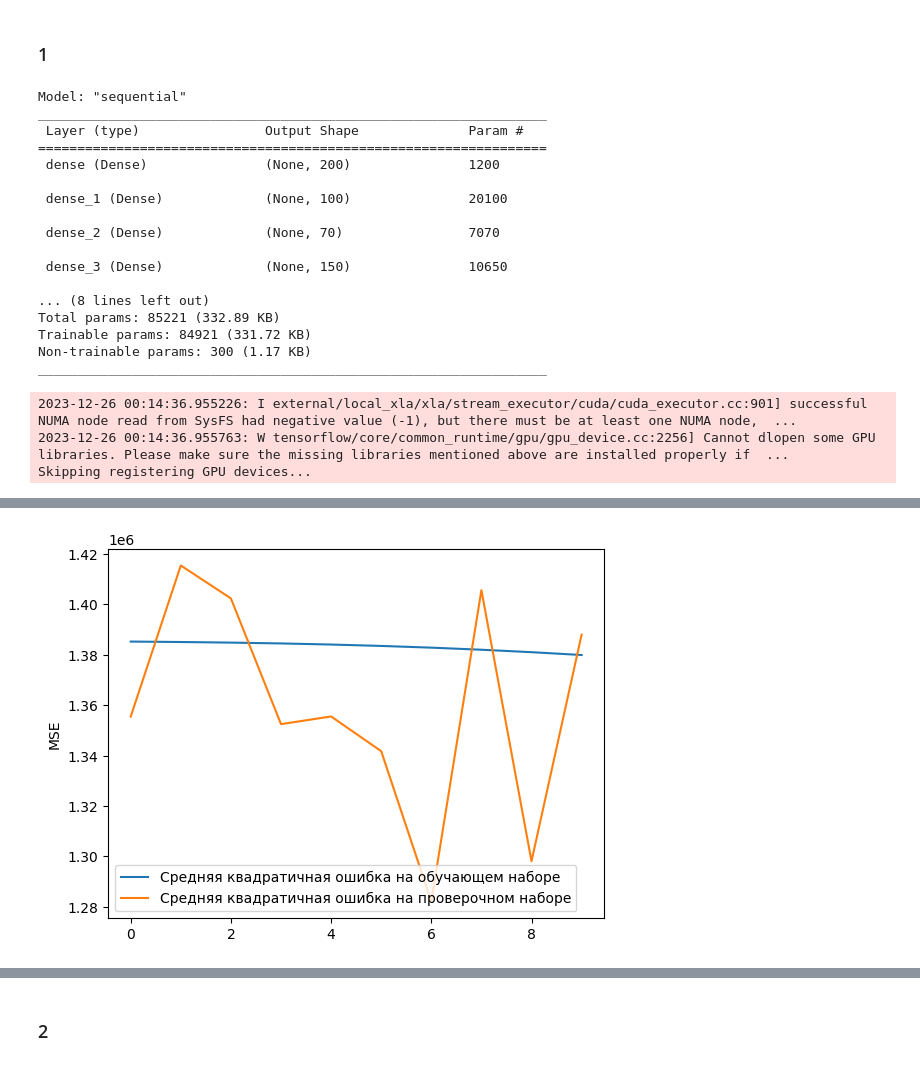
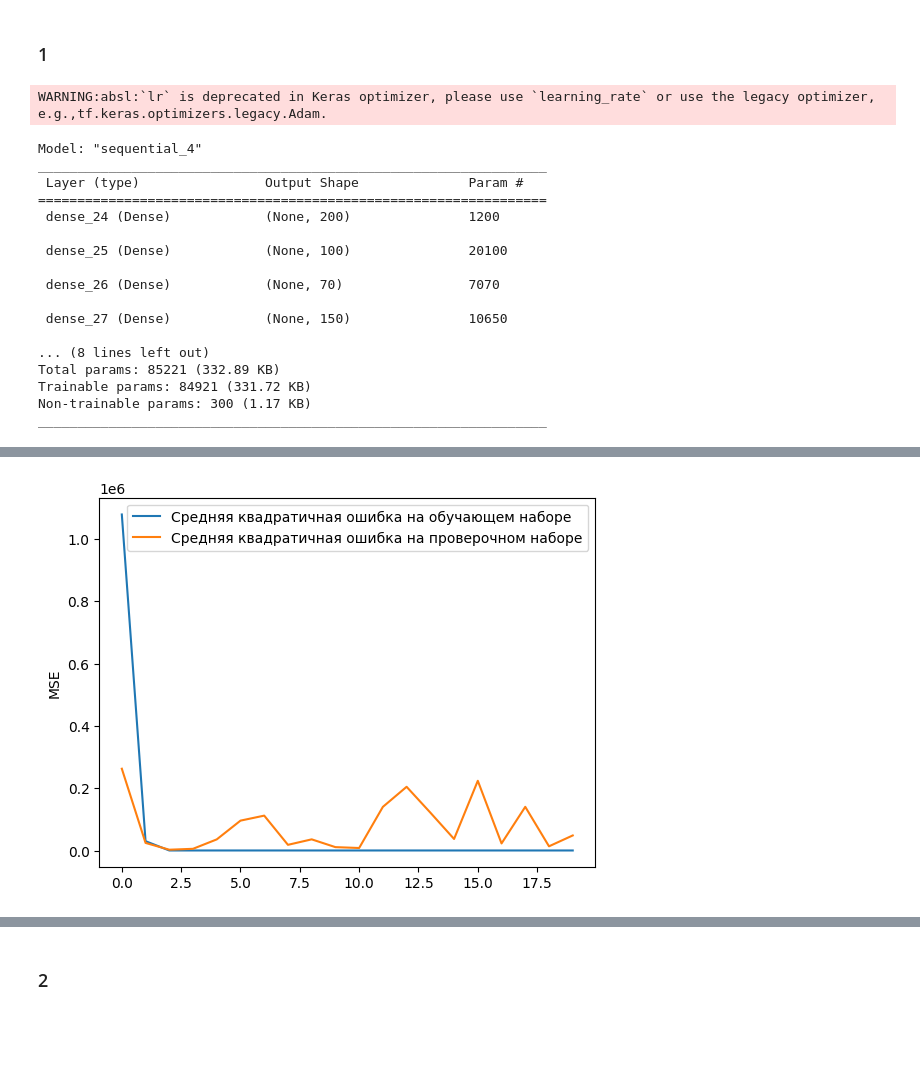
Before and after one commit to nebolsinvasili/ADfromPython, a Jupyter notebook: main.ipynb, the cells around one changed output, grey strips where cells are left out. Saved outputs shown, nothing was run; the diff lists cells and outputs as text; code cells hidden in the pictures; blank space fills up the shorter version.

Commit message:
[0.001] test model

```diff
--- a/main.ipynb
+++ b/main.ipynb
@@ -431,41 +422,40 @@ Dense_model.add(BatchNormalization())
 Dense_model.add(Dense(300, activation="linear"))
 Dense_model.add(Dense(1, activation="linear"))
 
-Dense_model.compile(loss="mse", optimizer=Adam(learning_rate=1e-5))
-
+Dense_model.compile(loss="mse", optimizer=Adam(lr=1e-5))
 Dense_model.summary()
 # %% [output]
-Model: "sequential"
-_________________________________________________________________
- Layer (type)                Output Shape              Param #
-=================================================================
- dense (Dense)               (None, 200)               1200
-
- dense_1 (Dense)             (None, 100)               20100
-
- dense_2 (Dense)             (None, 70)                7070
-
- dense_3 (Dense)             (None, 150)               10650
-
-... (8 lines left out)
-Total params: 85221 (332.89 KB)
-Trainable params: 84921 (331.72 KB)
-Non-trainable params: 300 (1.17 KB)
-_________________________________________________________________
+WARNING:absl:`lr` is deprecated in Keras optimizer, please use `learning_rate` or use the legacy optimizer, e.g.,tf.keras.optimizers.legacy.Adam.
-2023-12-26 00:14:36.955226: I external/local_xla/xla/stream_executor/cuda/cuda_executor.cc:901] successful NUMA node read from SysFS had negative value (-1), but there must be at least one NUMA node,  ...
-2023-12-26 00:14:36.955763: W tensorflow/core/common_runtime/gpu/gpu_device.cc:2256] Cannot dlopen some GPU libraries. Please make sure the missing libraries mentioned above are installed properly if  ...
-Skipping registering GPU devices...
+Model: "sequential_4"
+_________________________________________________________________
+ Layer (type)                Output Shape              Param #
+=================================================================
+ dense_24 (Dense)            (None, 200)               1200
+
+ dense_25 (Dense)            (None, 100)               20100
+
+ dense_26 (Dense)            (None, 70)                7070
+
+ dense_27 (Dense)            (None, 150)               10650
+
+... (8 lines left out)
+Total params: 85221 (332.89 KB)
+Trainable params: 84921 (331.72 KB)
+Non-trainable params: 300 (1.17 KB)
+_________________________________________________________________
 # %%
-history = Dense_model.fit(x=features_train, y=target_train,
-                          validation_data=(features_val, target_val),
-                          epochs=10,
-                          batch_size=50,
-                          verbose=1,)
+history = Dense_model.fit(features_train,
+                        target_train,
+                        validation_data=(features_val, target_val),
+                        epochs=20,
+                        batch_size=50,
+                        verbose=1,)
 
 plt.plot(history.history['loss'],
          label='Средняя квадратичная ошибка на обучающем наборе')
 plt.plot(history.history['val_loss'],
          label='Средняя квадратичная ошибка на проверочном наборе')
+
 plt.ylabel('MSE')
 plt.legend()
 plt.show()
@@ -493,4 +480,4 @@ Epoch 10/10
-[figure, old version]
+[figure, new version]
 # %%
 from utils.evaluate_model import evaluate
 
```
Also changed, not shown: parts of 3 cells of this notebook.
